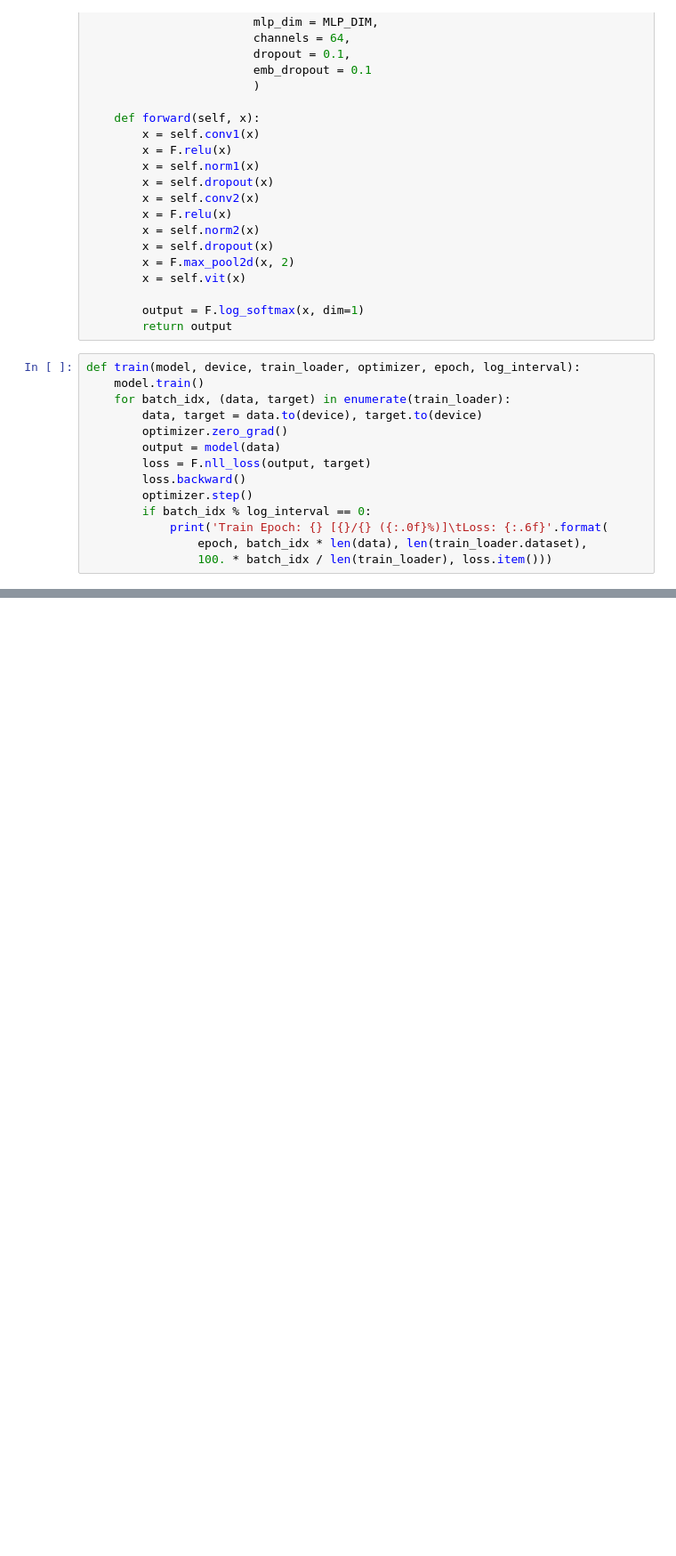
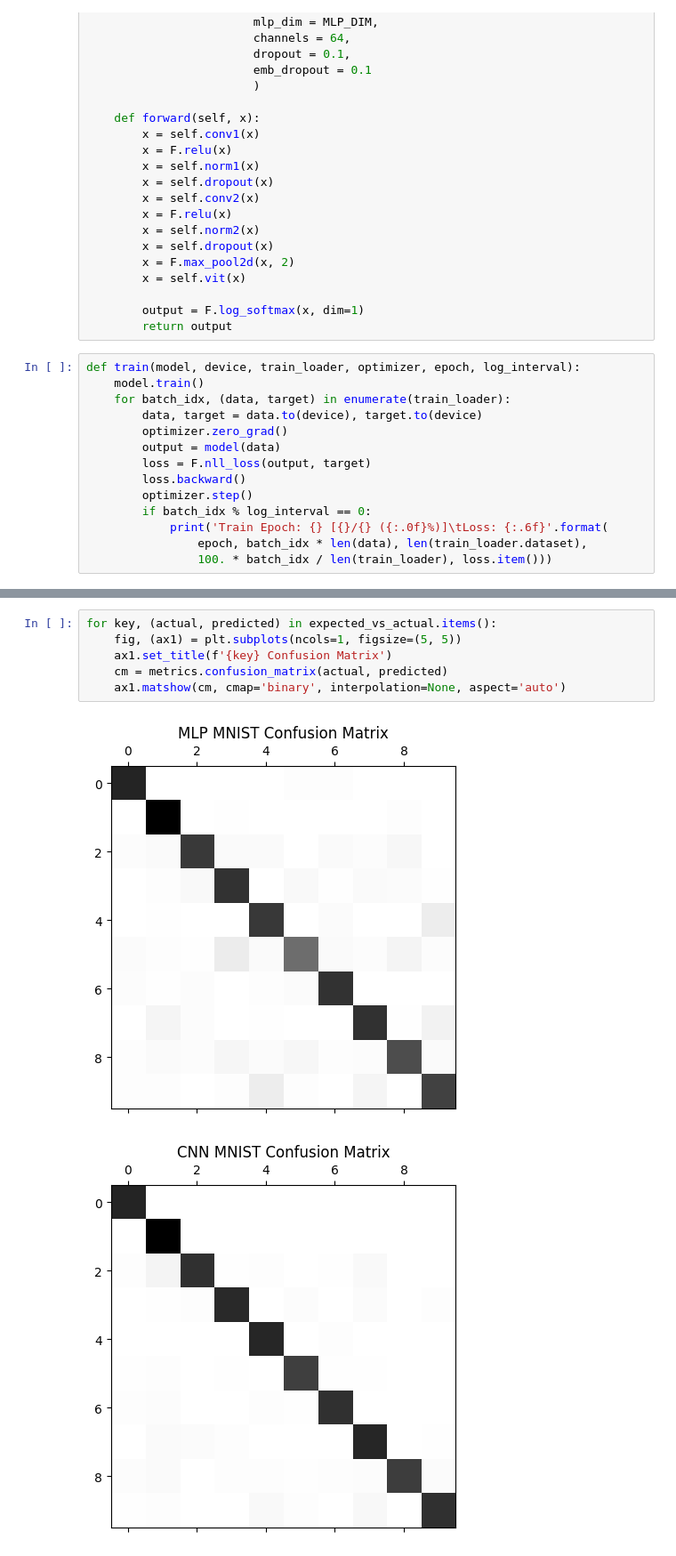
Before and after one commit to holestine/IK, a Jupyter notebook: model_demo/demo.ipynb, the cells around one changed output, grey strips where cells are left out. Shown: that part at 89% size. Drawn from its saved outputs; the diff is of its cells as text; blank space fills up the shorter version.

Commit message:
Added confusion matrix

```diff
--- a/model_demo/demo.ipynb
+++ b/model_demo/demo.ipynb
@@ -332,0 +345,9 @@ Test set: Average loss: 3.0252, Accuracy: 2666/10000 (27%)
+# %%
+for key, (actual, predicted) in expected_vs_actual.items():
+    fig, (ax1) = plt.subplots(ncols=1, figsize=(5, 5))
+    ax1.set_title(f'{key} Confusion Matrix')
+    cm = metrics.confusion_matrix(actual, predicted)
+    ax1.matshow(cm, cmap='binary', interpolation=None, aspect='auto')
+# %% [output]
+[figure, added]
+[figure, added]
```
Also changed, not shown: parts of 6 cells of this notebook.
